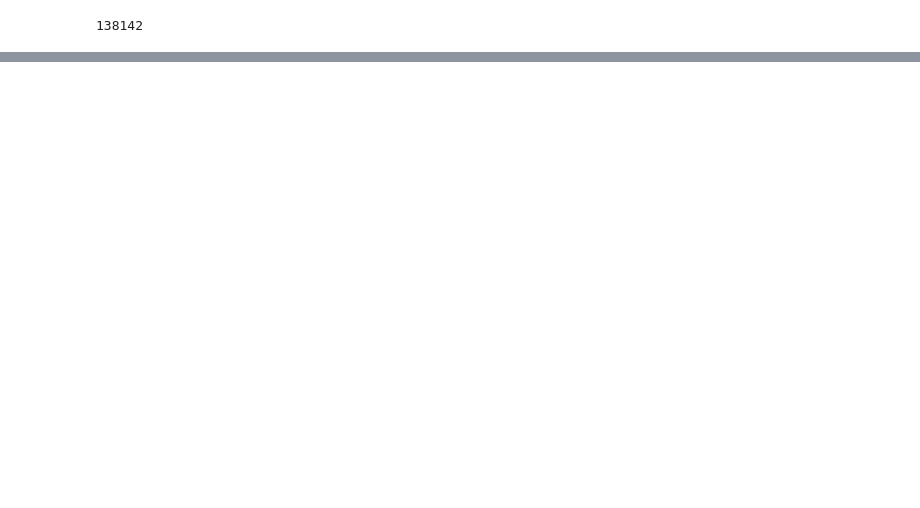
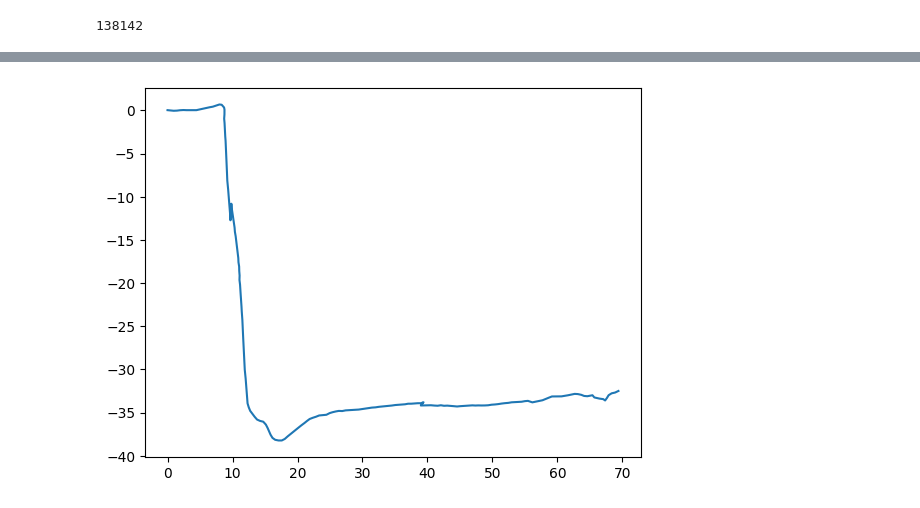
Before and after one commit to TAU-CGL/sdsl, a Jupyter notebook: data/data2d/notebooks/frog.ipynb, the cells around one changed output, grey strips where cells are left out. Cells and saved outputs as stored; diff of their text form; code cells hidden in the pictures; blank space fills up the shorter version.

Commit message:
Frog dataset trajectory post process

```diff
--- a/data/data2d/notebooks/frog.ipynb
+++ b/data/data2d/notebooks/frog.ipynb
@@ -12,6 +14,8 @@ FROG_ODOM1 = os.path.join(DATA_ROOT, "frog_11-36_odom.npz")
 FROM_ODOM2 = os.path.join(DATA_ROOT, "frog_12-43_odom.npz")
 
 FROG_H5 = os.path.join(DATA_ROOT, "frog_14-57.h5")
+
+FROG_TRAJ_RAW = "../ros_frog/bag_files/traj_raw.pkl"
 # %%
 hf = h5py.File(FROG_H5, "r")
 # %%
@@ -139,0 +119,16 @@ events[1100:1500]
+# %%
+with open(FROG_TRAJ_RAW, "rb") as fp:
+    records = pickle.load(fp)
+# %%
+poses = []
+for record in records:
+    if record["topic"] != "/pose":
+        continue
+    time_ns = record["time_ns"]
+    position = record["pose"]["pose"]["position"]
+    orientation = record["pose"]["pose"]["orientation"]
+    orientation = [orientation["x"], orientation["y"], orientation["z"], orientation["w"]]
+    orientation = Rotation.from_quat(orientation).as_euler("xyz", degrees=False)
+    print(orientation)
+
+    poses.append((position["x"], position["y"], orientation[2]))
@@ -139,0 +153,6 @@ events[1100:1500]
+# %%
+poses = np.array(poses)
+plt.plot(poses[:,0], poses[:, 1])
+plt.show()
+# %% [output]
+[figure, added]
```
Also changed, not shown: parts of 5 cells of this notebook, 4 other files.
